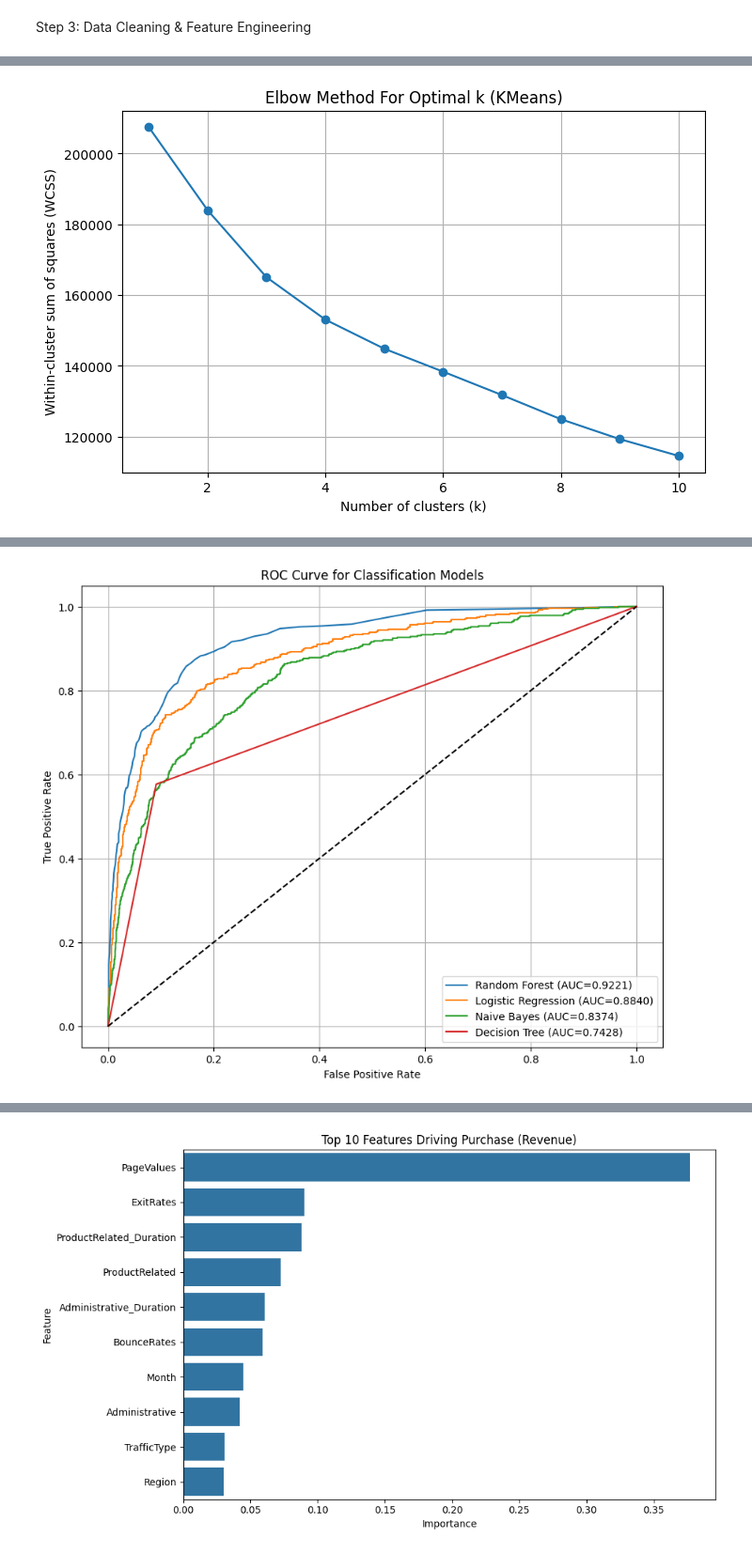
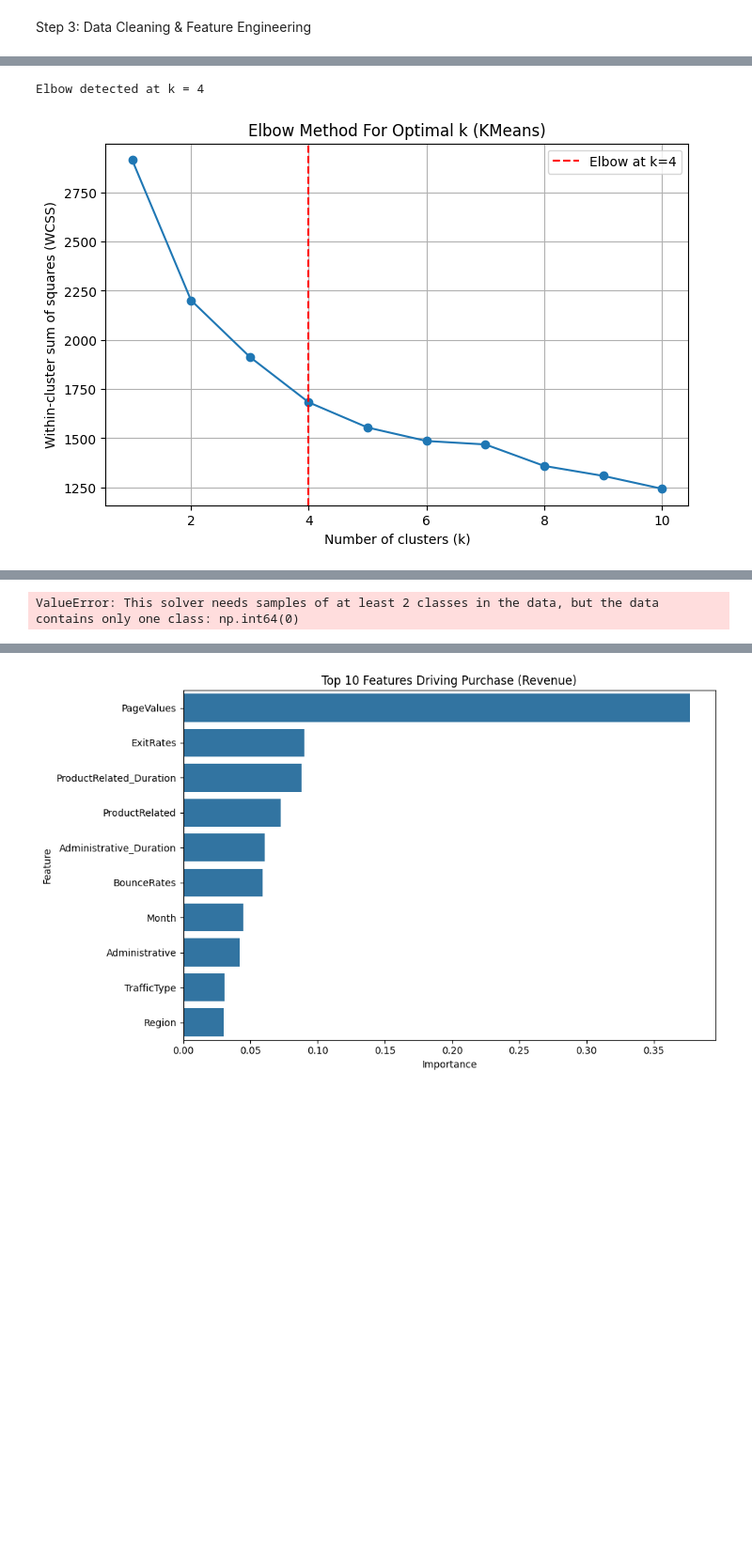
Before and after one commit to dondemici/ML_WineQuality, a Jupyter notebook: online_shoppers.ipynb, the cells around one changed output, grey strips where cells are left out. Shown at 94% size. Drawn from its saved outputs; the diff is of its cells as text; code cells hidden in the pictures; blank space fills up the shorter version.

```diff
--- a/online_shoppers.ipynb
+++ b/online_shoppers.ipynb
@@ -229,9 +310,33 @@ dtype: float64
+# %%
+from sklearn.impute import SimpleImputer
+
+imputer = SimpleImputer(strategy='mean')  # or 'median'
+X_imputed = pd.DataFrame(imputer.fit_transform(X), columns=X.columns)
+
+# Now fit KMeans
+kmeans.fit(X_imputed)
 # %%
+from kneed import KneeLocator
+from sklearn.impute import SimpleImputer
 
-# Train/test split for classification
-X_train, X_test, y_train, y_test = train_test_split(X, y, stratify=y, random_state=42)
+# -------------------------
+# Handle missing values
+df_no_outliers['Revenue'] = df_no_outliers['Revenue'].fillna(0)
+df_no_outliers = df_no_outliers.dropna()  # Drop any remaining NaNs
 
-# Classification models including Naive Bayes and Decision Tree
+# Separate features and target
+X = df_no_outliers.drop('Revenue', axis=1)
+y = df_no_outliers['Revenue'].astype(int)
+
+# Impute features
+imputer = SimpleImputer(strategy='mean')
+X_imputed = pd.DataFrame(imputer.fit_transform(X), columns=X.columns)
+
+# Train/test split
+X_train, X_test, y_train, y_test = train_test_split(X_imputed, y, stratify=y, random_state=42)
+
+# -------------------------
+# Classification models
 classification_models = {
     'Random Forest': RandomForestClassifier(random_state=42),
     'Logistic Regression': LogisticRegression(max_iter=1000, random_state=42),
@@ -247,70 +352,78 @@ clustering_models = {
 
 # -------------------------
 # Elbow plot for KMeans
-wcss = []  # Within cluster sum of squares
-for k in range(1, 11):
+wcss = []
+K_range = range(1, 11)
+
+for k in K_range:
     kmeans = KMeans(n_clusters=k, random_state=42)
-    kmeans.fit(X)
+    kmeans.fit(X_imputed)
     wcss.append(kmeans.inertia_)
 
+# Find the elbow
+kneedle = KneeLocator(K_range, wcss, curve="convex", direction="decreasing")
+print("Elbow detected at k =", kneedle.elbow)
+
+# Plot elbow
 plt.figure(figsize=(8, 5))
-plt.plot(range(1, 11), wcss, marker='o')
+plt.plot(K_range, wcss, marker='o')
+plt.axvline(x=kneedle.elbow, color='red', linestyle='--', label=f'Elbow at k={kneedle.elbow}')
 plt.title('Elbow Method For Optimal k (KMeans)')
 plt.xlabel('Number of clusters (k)')
 plt.ylabel('Within-cluster sum of squares (WCSS)')
+plt.legend()
 plt.grid(True)
 plt.show()
 
 # -------------------------
 # Classification evaluation
-
 print("Classification Models Evaluation:")
-plt.figure(figsize=(10, 8))  # For ROC curves
+plt.figure(figsize=(10, 8))
 
 for name, model in classification_models.items():
     model.fit(X_train, y_train)
     y_pred = model.predict(X_test)
 
-    # Obtain probability scores if available for ROC AUC and ROC curve
-    if hasattr(model, "predict_proba"):
-        y_proba = model.predict_proba(X_test)[:, 1]
-    elif hasattr(model, "decision_function"):
-        y_proba = model.decision_function(X_test)
-    else:
-        y_proba = None
+# Get probability estimates
+if hasattr(model, "predict_proba"):
+    proba = model.predict_proba(X_test)
+    y_proba = proba[:, 1] if proba.shape[1] > 1 else proba[:, 0]
+elif hasattr(model, "decision_function"):
+    y_proba = model.decision_function(X_test)
+else:
+    y_proba = None
 
     acc = accuracy_score(y_test, y_pred)
     f1 = f1_score(y_test, y_pred)
-    r2 = r2_score(y_test, y_pred)  # Note: R2 usually not used for classification
+    r2 = r2_score(y_test, y_pred)
     roc_auc = roc_auc_score(y_test, y_proba) if y_proba is not None else None
 
     print(f"{name}: Accuracy={acc:.4f}, F1={f1:.4f}, R2={r2:.4f}, ROC AUC={roc_auc if roc_auc else 'N/A'}")
 
-    # Plot ROC curve if probabilities available
     if y_proba is not None:
         fpr, tpr, _ = roc_curve(y_test, y_proba)
         plt.plot(fpr, tpr, label=f"{name} (AUC={roc_auc:.4f})")
 
+# Plot ROC curve
 if any(hasattr(m, 'predict_proba') or hasattr(m, 'decision_function') for m in classification_models.values()):
     plt.plot([0, 1], [0, 1], 'k--')
     plt.xlabel('False Positive Rate')
     plt.ylabel('True Positive Rate')
     plt.title('ROC Curve for Classification Models')
     plt.legend()
     plt.grid(True)
     plt.show()
 
-
 # -------------------------
 # Clustering evaluation
-
 print("\nClustering Models Evaluation:")
 for name, model in clustering_models.items():
-    cluster_labels = model.fit_predict(X)
+    cluster_labels = model.fit_predict(X_imputed)
 
-    sil_score = silhouette_score(X, cluster_labels)
+    sil_score = silhouette_score(X_imputed, cluster_labels)
     ari = adjusted_rand_score(y, cluster_labels)
 
     print(f"{name}: Silhouette Score={sil_score:.4f}, Adjusted Rand Index={ari:.4f}")
 # %% [output]
+Elbow detected at k = 4
-[figure, old version]
+[figure, new version]
@@ -322 +429,0 @@ Decision Tree: Accuracy=0.8571, F1=0.5578, R2=-0.0834, ROC AUC=0.742823064867395
-[figure, removed]
@@ -325,0 +431 @@ Agglomerative Clustering: Silhouette Score=0.2204, Adjusted Rand Index=0.0758
+ValueError: This solver needs samples of at least 2 classes in the data, but the data contains only one class: np.int64(0)
```
Also changed, not shown: parts of 7 cells of this notebook.
